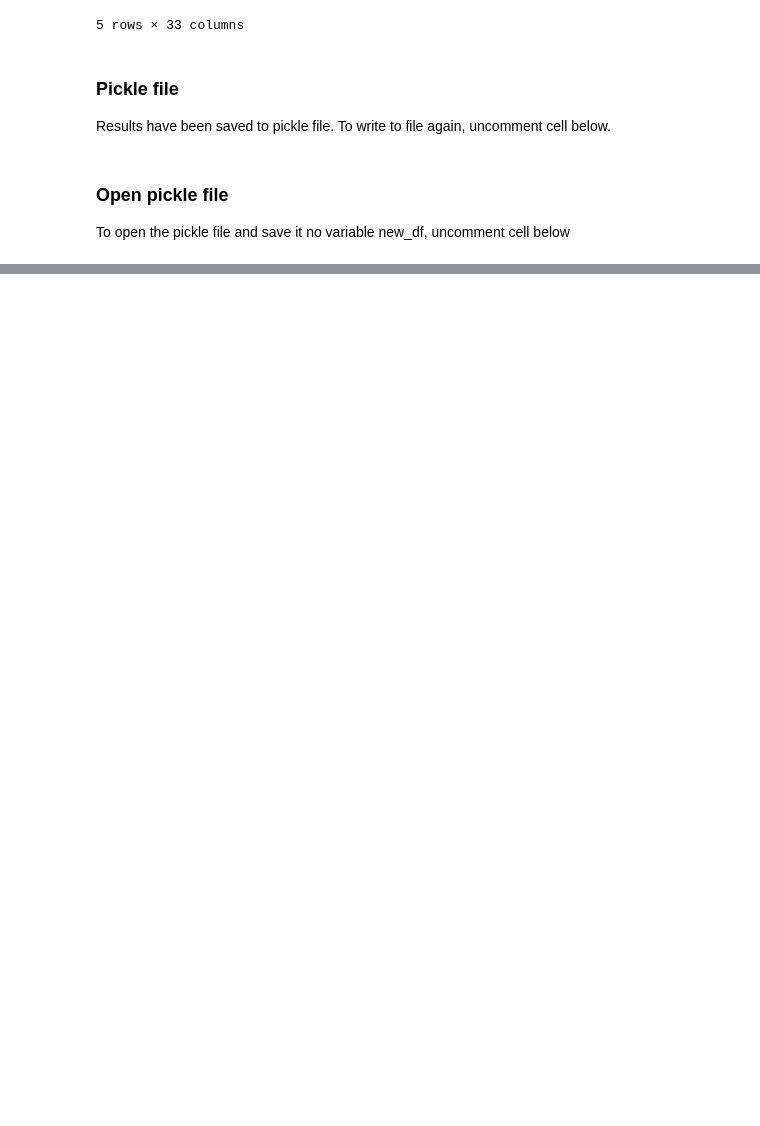
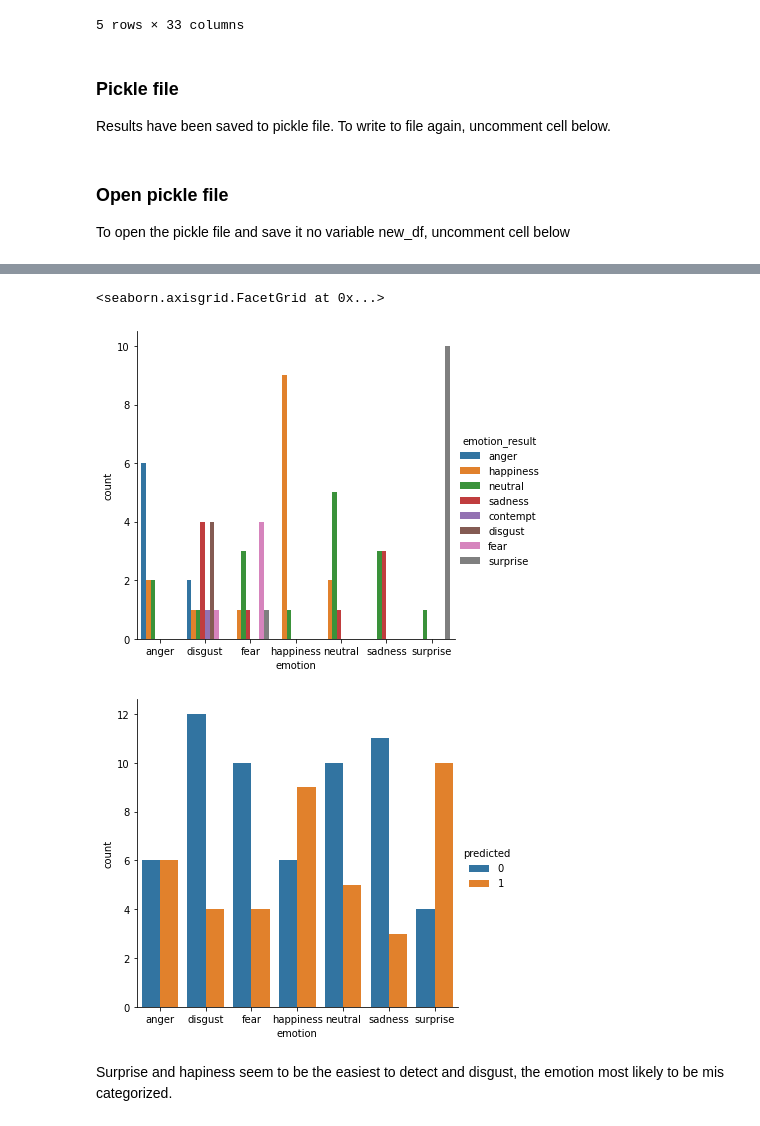
Before and after one commit to nagemnat/cs_face, a Jupyter notebook: emotions.ipynb, the cells around one changed output, grey strips where cells are left out. Drawn from its saved outputs; the diff is of its cells as text; code cells hidden in the pictures; blank space fills up the shorter version.

Commit message:
Changed the emotion classes to match the emotion_result

```diff
--- a/emotions.ipynb
+++ b/emotions.ipynb
@@ -561,0 +503,8 @@ new_df2[['emotion','emotion_result']]
+# %%
+def match(row):
+    if row.emotion == row.emotion_result:
+        return 1
+    else:
+        return 0
+new_df['predicted'] = new_df.apply(lambda row: match(row), axis=1)
+new_df[['emotion','emotion_result','predicted']]
@@ -561,0 +560,11 @@ new_df2[['emotion','emotion_result']]
+# %%
+# look at emotion vs recognized emotion
+
+sns.catplot(x = 'emotion', hue='emotion_result', kind='count', data=new_df)
+sns.catplot(x = 'emotion', hue='predicted', kind='count', data=new_df)
+# %% [output]
+<seaborn.axisgrid.FacetGrid at 0x...>
+[figure, added]
+[figure, added]
+# %% [markdown]
+Surprise and hapiness seem to be the easiest to detect and disgust, the emotion most likely to be mis categorized.
```
Also changed, not shown: parts of 19 cells of this notebook, 2 other files.
